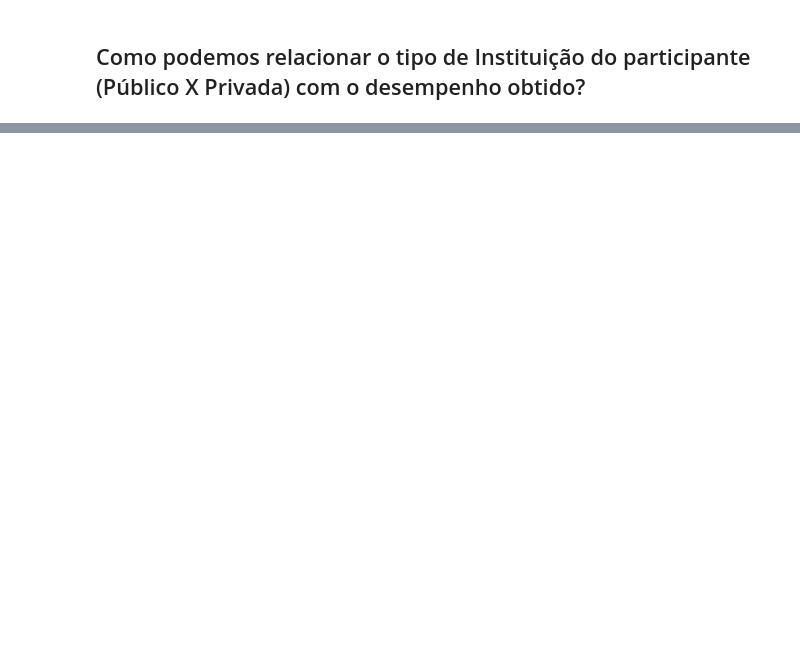
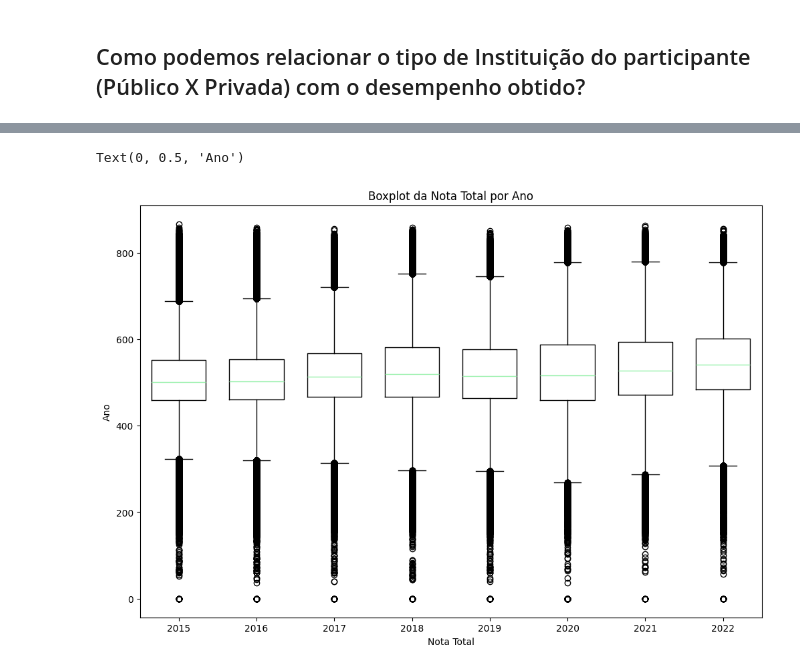
Before and after one commit to LiamFer/ENEM-Analysis, a Jupyter notebook: main_analysis.ipynb, the cells around one changed output, grey strips where cells are left out. Drawn from its saved outputs; the diff is of its cells as text; code cells hidden in the pictures; blank space fills up the shorter version.

```diff
--- a/main_analysis.ipynb
+++ b/main_analysis.ipynb
@@ -418,0 +465,21 @@ plt.savefig('graphs/knowledge_grades_distribution.png', transparent=True, dpi=60
+# %%
+# Testando a visualização com o boxplot, não usei ela pois imaginei que ficaria muito poluido,
+
+# Configurando o tamanho da figura
+plt.figure(figsize=(12, 8))
+
+# Iterando sobre cada ano único no DataFrame
+for ano in enem['Ano'].unique():
+    # Filtrando o DataFrame para o ano específico
+    dados_ano = enem[enem['Ano'] == ano]
+
+    # Criando um boxplot para o ano
+    plt.boxplot(dados_ano['Nota Total'], positions=[ano], showfliers=True, widths=0.7)
+
+# Adicionando rótulos e legendas
+plt.title('Boxplot da Nota Total por Ano')
+plt.xlabel('Nota Total')
+plt.ylabel('Ano')
+# %% [output]
+Text(0, 0.5, 'Ano')
+[figure, added]
```
Also changed, not shown: parts of 6 cells of this notebook, 2 other files.
